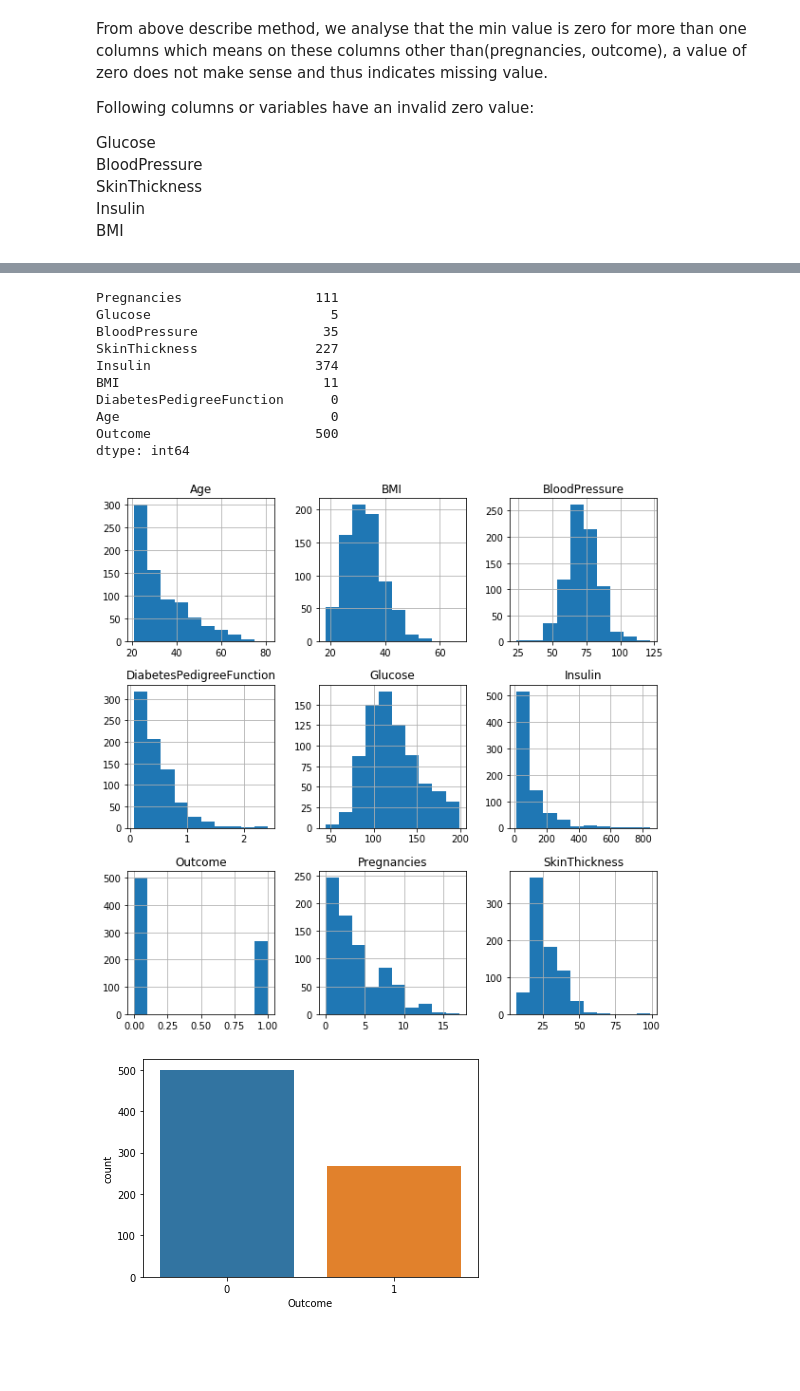
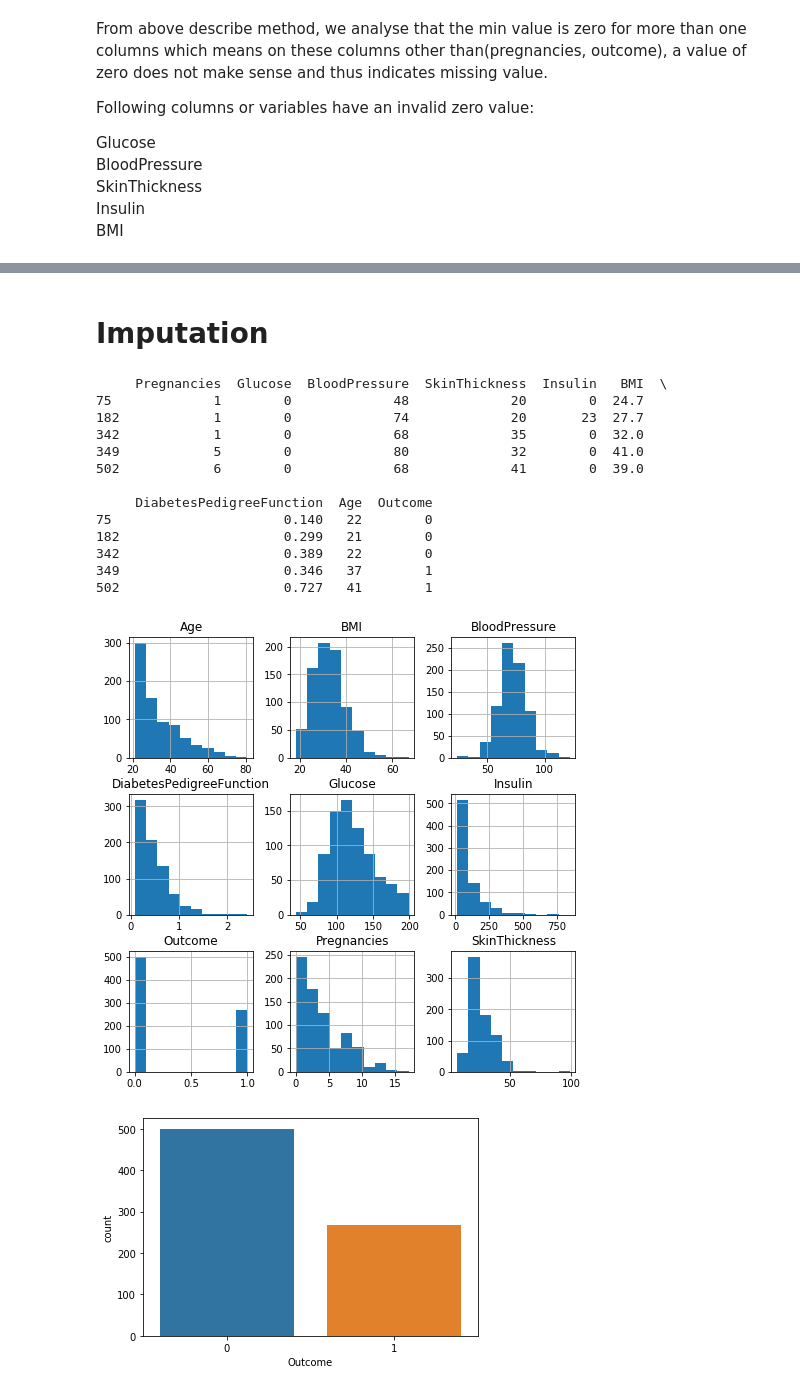
Before and after one commit to sapphiresinha/Predicting_diabetes, a Jupyter notebook: Predicting_pima_indian_diabetes.ipynb, the cells around one changed output, grey strips where cells are left out. Saved outputs shown, nothing was run; the diff lists cells and outputs as text; code cells hidden in the pictures; blank space fills up the shorter version.

Commit message:
Updated work on predicting diabetes diagnosis

```diff
--- a/Predicting_pima_indian_diabetes.ipynb
+++ b/Predicting_pima_indian_diabetes.ipynb
@@ -66,0 +71,2 @@ BMI
+# %%
+diabetes[['Glucose','BloodPressure','SkinThickness','Insulin','BMI']] = diabetes[['Glucose','BloodPressure','SkinThickness','Insulin','BMI']].replace(0,np.NaN)
@@ -67,17 +88,22 @@ BMI
+# %% [markdown]
+# Imputation
 # %%
-print(diabetes[diabetes == 0].count())
-# print(diabetes[diabetes['Glucose'] == 0])
+# print(diabetes[diabetes == 0].count())
+print(diabetes[diabetes['Glucose'] == 0])
 # %% [output]
-Pregnancies                 111
-Glucose                       5
-BloodPressure                35
-SkinThickness               227
-Insulin                     374
-BMI                          11
-DiabetesPedigreeFunction      0
-Age                           0
-Outcome                     500
-dtype: int64
+     Pregnancies  Glucose  BloodPressure  SkinThickness  Insulin   BMI  \
+75             1        0             48             20        0  24.7
+182            1        0             74             20       23  27.7
+342            1        0             68             35        0  32.0
+349            5        0             80             32        0  41.0
+502            6        0             68             41        0  39.0
+
+     DiabetesPedigreeFunction  Age  Outcome
+75                      0.140   22        0
+182                     0.299   21        0
+342                     0.389   22        0
+349                     0.346   37        1
+502                     0.727   41        1
 # %%
 #step3 clean the data - Aiming to impute 0 values for the columns(Glucose, BloodPressure, SkinThickness, Insulin, BMI)
 #with mean for each class
@@ -89,9 +115,9 @@ diabetes['Insulin']= diabetes['Insulin'].replace(0, diabetes['Insulin'].mean())
 diabetes['BMI']= diabetes['BMI'].replace(0, diabetes['BMI'].mean())
 # %%
 # histogram plotting after replacing zeros or missing values
-hist_1 = diabetes.hist(figsize=(10,10))
+hist_1 = diabetes.hist(figsize=(8,8))
 # %% [output]
-[figure, old version]
+[figure, new version]
 # %%
 import seaborn as sns
 sns.countplot(x='Outcome',data=diabetes)
```
Also changed, not shown: parts of 12 cells of this notebook, 2 other files.
